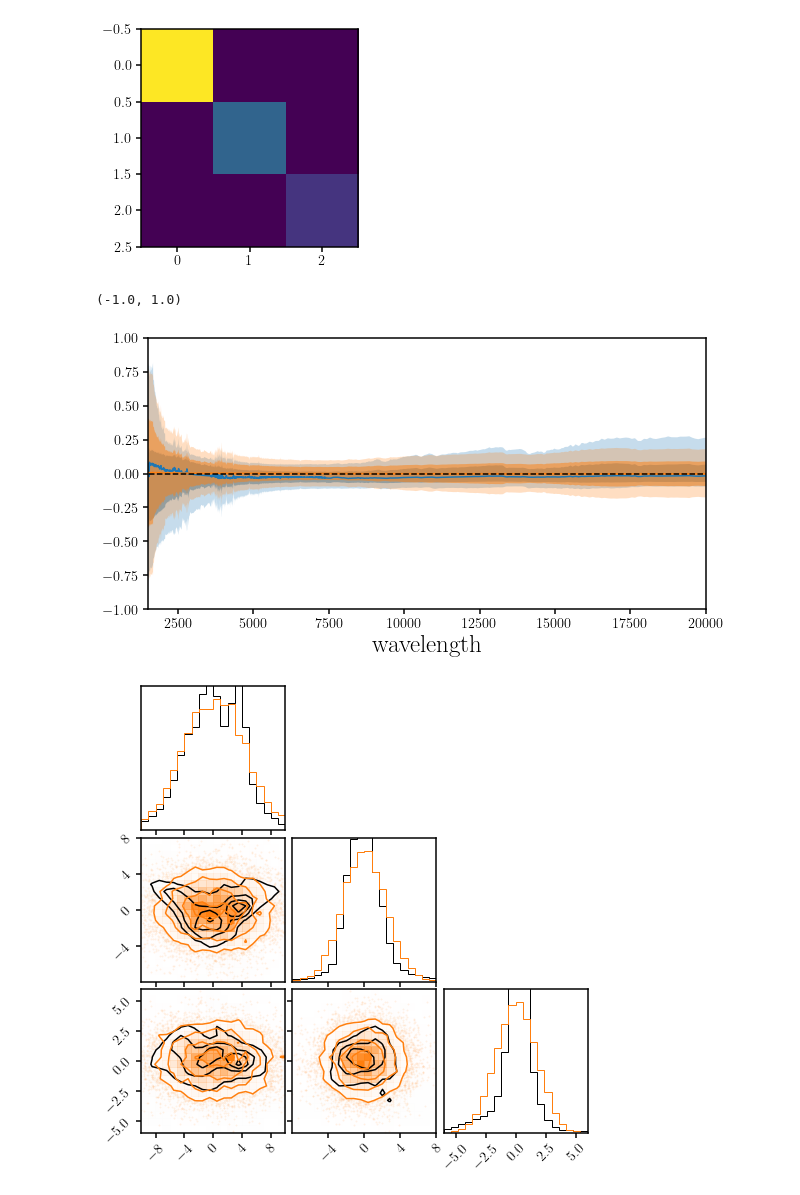
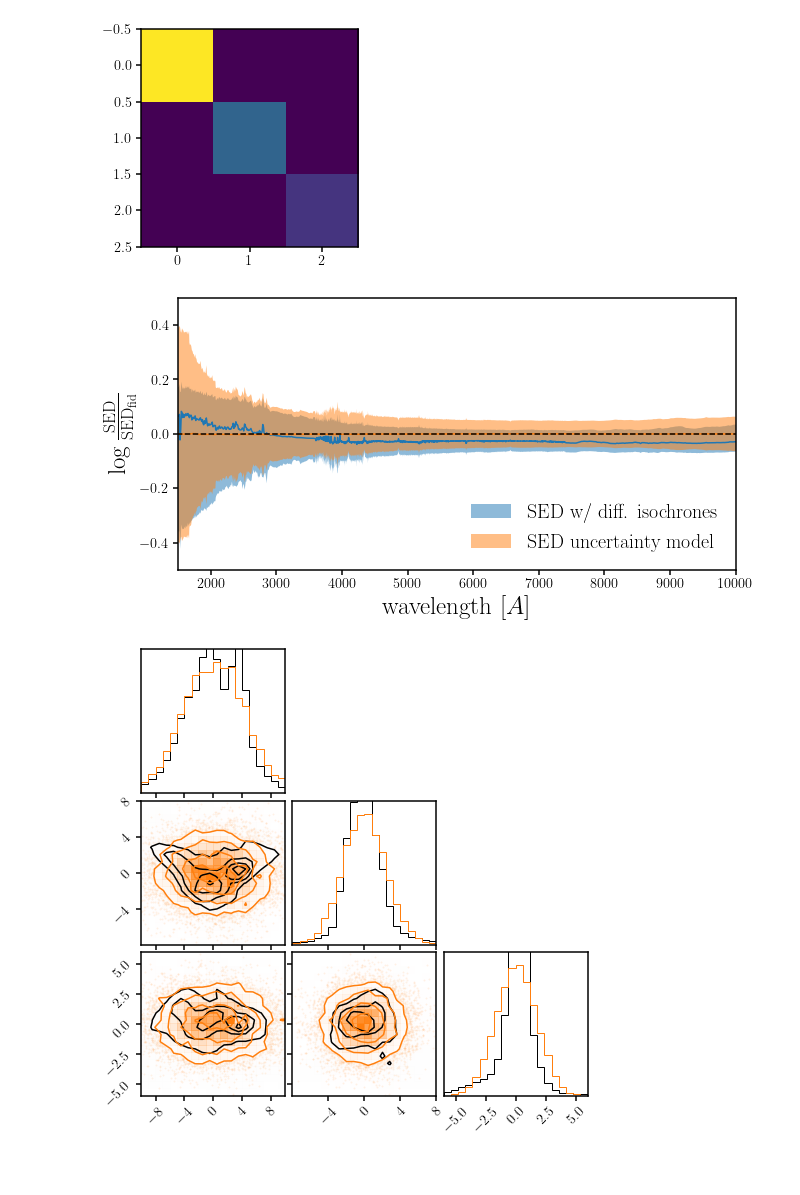
Before and after one commit to changhoonhahn/gqp_mc, a Jupyter notebook: nb/sps_isochrone_pca.ipynb, the cells around one changed output. Cells and saved outputs as stored; diff of their text form; code cells hidden in the pictures; blank space fills up the shorter version.

Commit message:
figures for SED uncertainty appendix

```diff
--- a/nb/sps_isochrone_pca.ipynb
+++ b/nb/sps_isochrone_pca.ipynb
@@ -126,22 +134,26 @@ lnX_samples_q = np.quantile(lnX_samples, [0.025, 0.16, 0.5, 0.84, 0.975], axis=1
 # %%
 fig = plt.figure(figsize=(10,5))
 sub = fig.add_subplot(111)
 
-sub.fill_between(waves[wlim], lnX_q[0], lnX_q[-1], facecolor='C0', edgecolor='none', alpha=0.25)
-sub.fill_between(waves[wlim], lnX_q[1], lnX_q[-2], facecolor='C0', edgecolor='none', alpha=0.5)
+#sub.fill_between(waves[wlim], lnX_q[0], lnX_q[-1], facecolor='C0', edgecolor='none', alpha=0.25)
+sub.fill_between(waves[wlim], lnX_q[1], lnX_q[-2], facecolor='C0', edgecolor='none', alpha=0.5,
+                 label=r'SED w/ diff. isochrones')
 sub.plot(waves[wlim], lnX_q[2], c='C0')
 
-sub.fill_between(waves[wlim], lnX_samples_q[0], lnX_samples_q[-1], facecolor='C1', edgecolor='none', alpha=0.25)
-sub.fill_between(waves[wlim], lnX_samples_q[1], lnX_samples_q[-2], facecolor='C1', edgecolor='none', alpha=0.5)
+#sub.fill_between(waves[wlim], lnX_samples_q[0], lnX_samples_q[-1], facecolor='C1', edgecolor='none', alpha=0.25)
+sub.fill_between(waves[wlim], lnX_samples_q[1], lnX_samples_q[-2], facecolor='C1', edgecolor='none', alpha=0.5,
+                label=r'SED uncertainty model')
 sub.plot(waves[wlim], lnX_samples_q[2], c='C1')
 
+sub.legend(loc='lower right', fontsize=20)
 sub.plot([1e3, 5e4], [0., 0.], c='k', ls='--')
-sub.set_xlabel('wavelength', fontsize=25)
-sub.set_xlim(1.5e3, 2e4)
-sub.set_ylim(-1., 1.)
+sub.set_xlabel('wavelength [$A$]', fontsize=25)
+sub.set_xlim(1.5e3, 1e4)
+sub.set_ylabel(r'$\log \frac{\rm SED}{\rm SED_{\rm fid}}$', fontsize=25)
+sub.set_ylim(-0.5, 0.5)
+fig.savefig('../doc/paper/figs/sed_ratio.pdf', bbox_inches='tight')
 # %% [output]
-(-1.0, 1.0)
-[figure, old version]
+[figure, new version]
 # %%
 fig = DFM.corner(lnX_pca[:,:3], range=[(-10, 10), (-8, 8), (-6, 6)], hist_kwargs={'density': True},
                  plot_datapoints=False)
```
Also changed, not shown: parts of 2 cells of this notebook, 1 other file.
